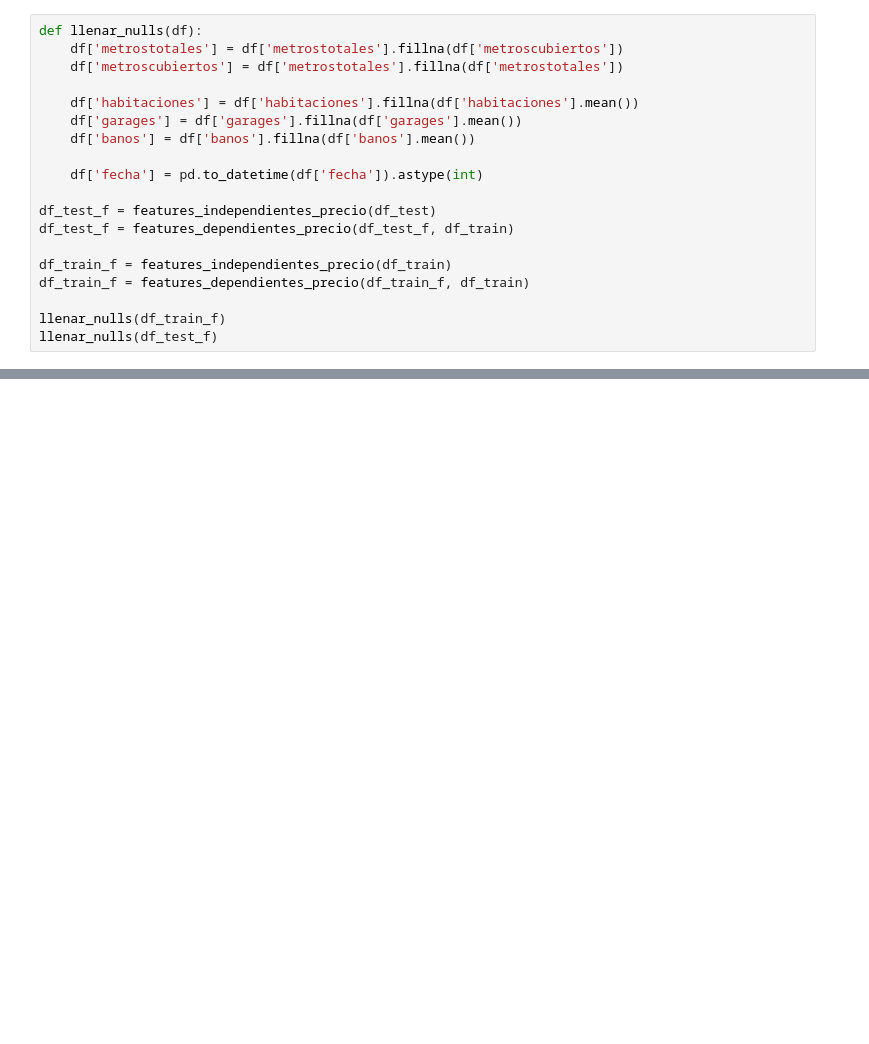
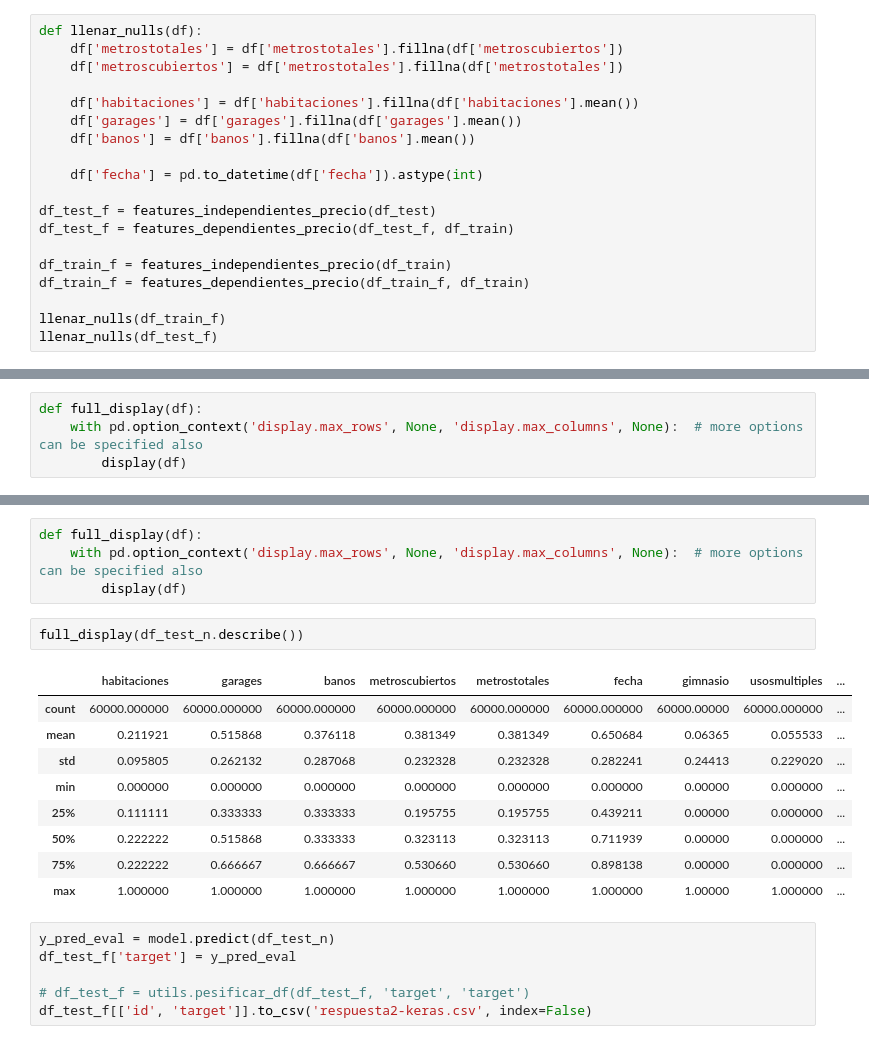
Before and after one commit to JDSanto/datos-tp2, a Jupyter notebook: Keras.ipynb, the cells around one changed output, grey strips where cells are left out. Saved outputs shown, nothing was run; the diff lists cells and outputs as text; blank space fills up the shorter version.

```diff
--- a/Keras.ipynb
+++ b/Keras.ipynb
@@ -112,0 +259,4 @@ MAE Keras (test): 582797.14805
+# %%
+def full_display(df):
+    with pd.option_context('display.max_rows', None, 'display.max_columns', None):  # more options can be specified also
+        display(df)
@@ -112,0 +351,22 @@ MAE Keras (test): 582797.14805
+# %%
+def full_display(df):
+    with pd.option_context('display.max_rows', None, 'display.max_columns', None):  # more options can be specified also
+        display(df)
+# %%
+full_display(df_test_n.describe())
+# %% [output]
+|  | habitaciones | garages | banos | metroscubiertos | metrostotales | fecha | gimnasio | usosmultiples | ... |
+| count | 60000.000000 | 60000.000000 | 60000.000000 | 60000.000000 | 60000.000000 | 60000.000000 | 60000.00000 | 60000.000000 | ... |
+| mean | 0.211921 | 0.515868 | 0.376118 | 0.381349 | 0.381349 | 0.650684 | 0.06365 | 0.055533 | ... |
+| std | 0.095805 | 0.262132 | 0.287068 | 0.232328 | 0.232328 | 0.282241 | 0.24413 | 0.229020 | ... |
+| min | 0.000000 | 0.000000 | 0.000000 | 0.000000 | 0.000000 | 0.000000 | 0.00000 | 0.000000 | ... |
+| 25% | 0.111111 | 0.333333 | 0.333333 | 0.195755 | 0.195755 | 0.439211 | 0.00000 | 0.000000 | ... |
+| 50% | 0.222222 | 0.515868 | 0.333333 | 0.323113 | 0.323113 | 0.711939 | 0.00000 | 0.000000 | ... |
+| 75% | 0.222222 | 0.666667 | 0.666667 | 0.530660 | 0.530660 | 0.898138 | 0.00000 | 0.000000 | ... |
+| max | 1.000000 | 1.000000 | 1.000000 | 1.000000 | 1.000000 | 1.000000 | 1.00000 | 1.000000 | ... |
+# %%
+y_pred_eval = model.predict(df_test_n)
+df_test_f['target'] = y_pred_eval
+
+# df_test_f = utils.pesificar_df(df_test_f, 'target', 'target')
+df_test_f[['id', 'target']].to_csv('respuesta2-keras.csv', index=False)
```
Also changed, not shown: parts of 4 cells of this notebook, 2 other files.
